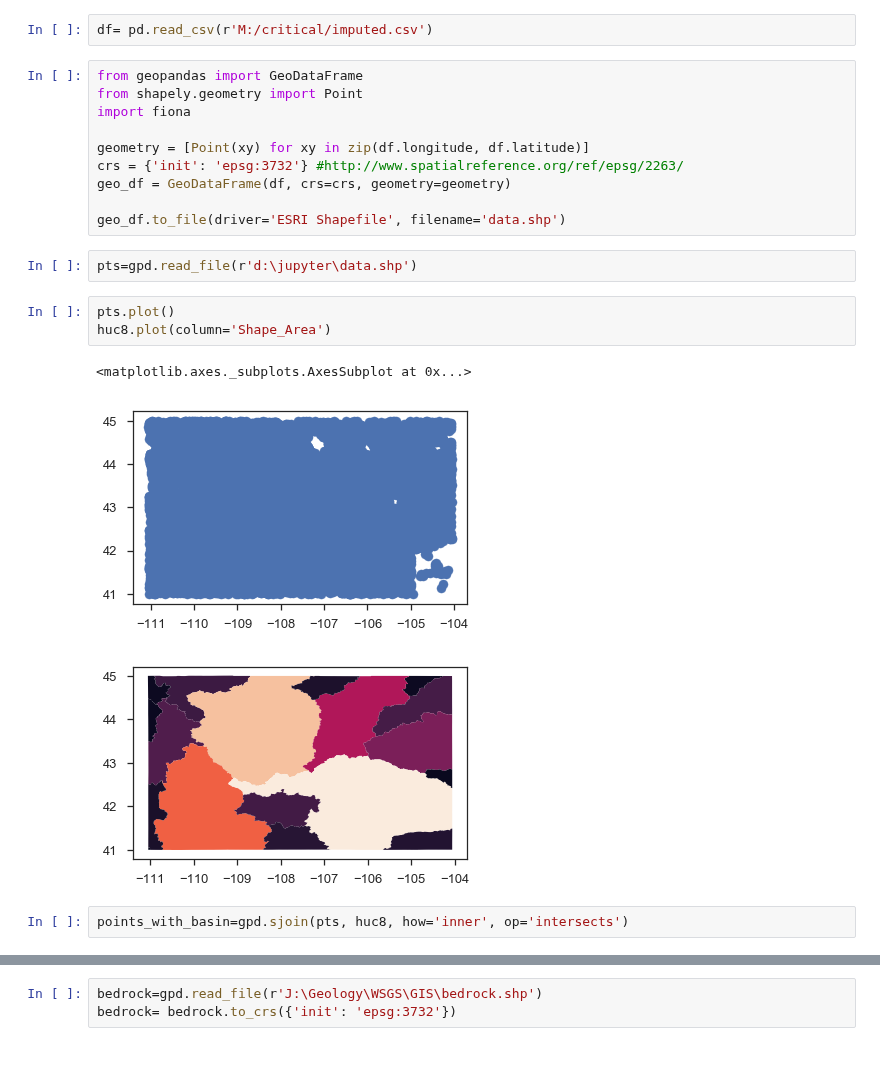
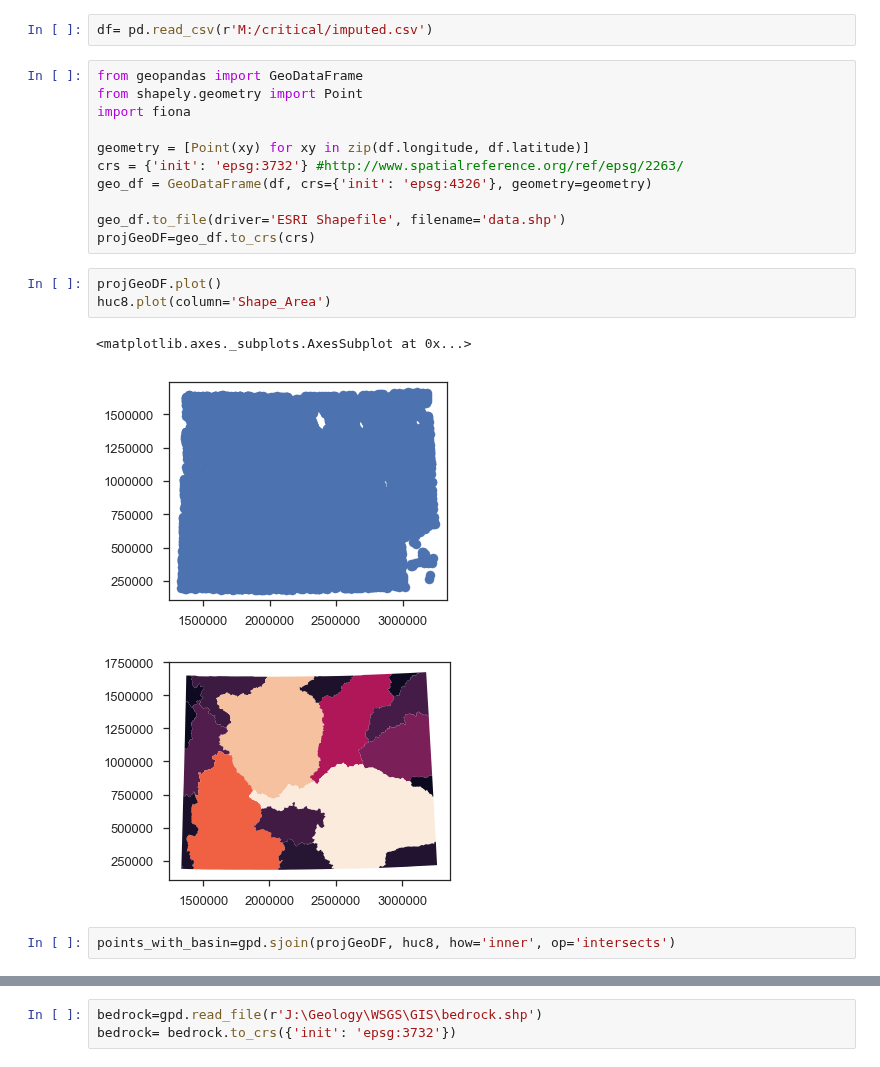
Before and after one commit to jessepisel/criticalandstrategic, a Jupyter notebook: Critical and strategic database building.ipynb, the cells around one changed output, grey strips where cells are left out. Saved outputs shown, nothing was run; the diff lists cells and outputs as text.

```diff
--- a/Critical and strategic database building.ipynb
+++ b/Critical and strategic database building.ipynb
@@ -26,20 +26,19 @@ import fiona
 
 geometry = [Point(xy) for xy in zip(df.longitude, df.latitude)]
 crs = {'init': 'epsg:3732'} #http://www.spatialreference.org/ref/epsg/2263/
-geo_df = GeoDataFrame(df, crs=crs, geometry=geometry)
+geo_df = GeoDataFrame(df, crs={'init': 'epsg:4326'}, geometry=geometry)
 
 geo_df.to_file(driver='ESRI Shapefile', filename='data.shp')
+projGeoDF=geo_df.to_crs(crs)
-# %%
-pts=gpd.read_file(r'd:\jupyter\data.shp')
 # %%
-pts.plot()
+projGeoDF.plot()
 huc8.plot(column='Shape_Area')
 # %% [output]
 <matplotlib.axes._subplots.AxesSubplot at 0x...>
-[figure, old version]
+[figure, new version]
-[figure, old version]
+[figure, new version]
 # %%
-points_with_basin=gpd.sjoin(pts, huc8, how='inner', op='intersects')
+points_with_basin=gpd.sjoin(projGeoDF, huc8, how='inner', op='intersects')
 # %%
 points_with_basin.columns
 # %% [output]
```
Also changed, not shown: parts of 24 cells of this notebook.
